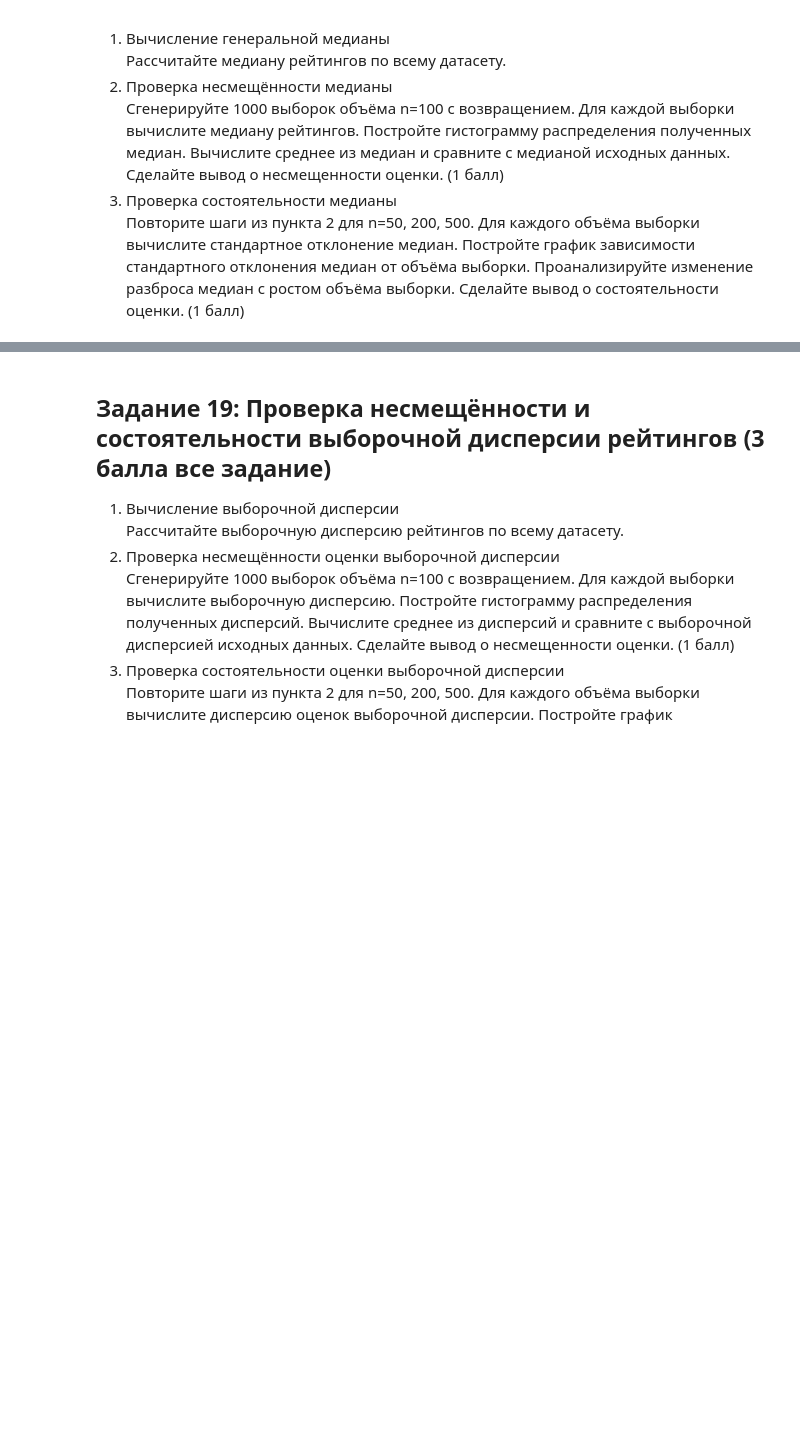
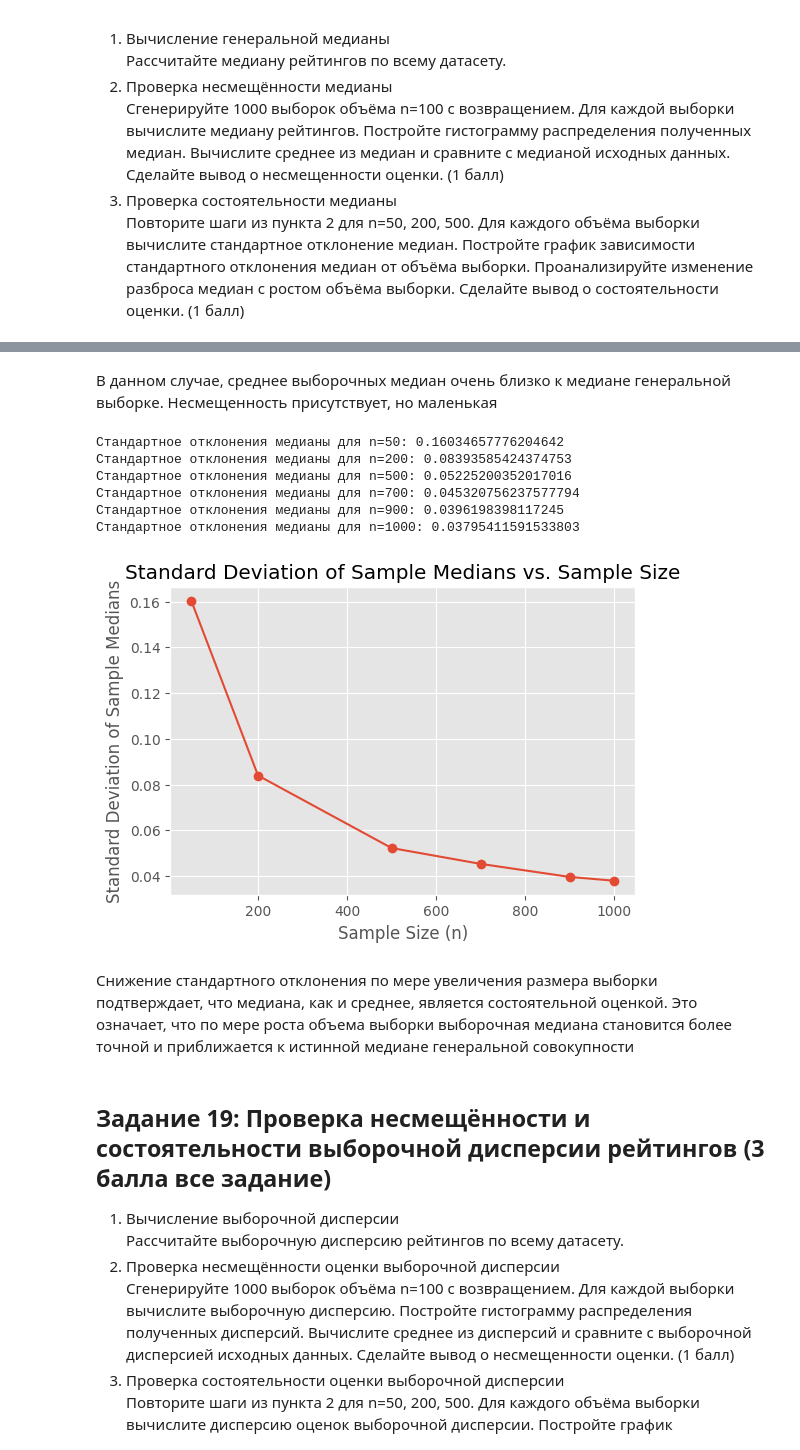
Before and after one commit to Evgenii-Iurin/ITMO, a Jupyter notebook: itmo_math_stat/ITMO_MathStat_HW_1.ipynb, the cells around one changed output, grey strips where cells are left out. Cells and saved outputs as stored; diff of their text form; code cells hidden in the pictures; blank space fills up the shorter version.

```diff
--- a/itmo_math_stat/ITMO_MathStat_HW_1.ipynb
+++ b/itmo_math_stat/ITMO_MathStat_HW_1.ipynb
@@ -936,3 +1048,37 @@ df
+# %% [markdown]
+В данном случае, среднее выборочных медиан очень близко к медиане генеральной выборке. Несмещенность присутствует, но маленькая
+# %%
+sample_sizes = [50, 200, 500, 700, 900, 1000]
+std_devs = []
+
+for n in sample_sizes:
+    sample_medians = []
+    for _ in range(n_samples):
+        sample = np.random.choice(anime['rating'], size=n, replace=True)
+        sample_medians.append(np.median(sample))
+
+    std_dev_of_medians = np.std(sample_medians, ddof=1)
+    std_devs.append(std_dev_of_medians)
+    print(f"Стандартное отклонения медианы для n={n}: {std_dev_of_medians}")
+# %% [output]
+Стандартное отклонения медианы для n=50: 0.16034657776204642
+Стандартное отклонения медианы для n=200: 0.08393585424374753
+Стандартное отклонения медианы для n=500: 0.05225200352017016
+Стандартное отклонения медианы для n=700: 0.045320756237577794
+Стандартное отклонения медианы для n=900: 0.0396198398117245
+Стандартное отклонения медианы для n=1000: 0.03795411591533803
+# %%
+plt.figure(figsize=(6, 4))
+plt.plot(sample_sizes, std_devs, marker='o')
+plt.title('Standard Deviation of Sample Medians vs. Sample Size')
+plt.xlabel('Sample Size (n)')
+plt.ylabel('Standard Deviation of Sample Medians')
+plt.grid(True)
+plt.show()
+# %% [output]
+[figure, added]
+# %% [markdown]
+Снижение стандартного отклонения по мере увеличения размера выборки подтверждает, что медиана, как и среднее, является состоятельной оценкой. Это означает, что по мере роста объема выборки выборочная медиана становится более точной и приближается к истинной медиане генеральной совокупности
 # %% [markdown]
 ## Задание 19: Проверка несмещённости и состоятельности выборочной дисперсии рейтингов (3 балла все задание)
 1. Вычисление выборочной дисперсии \
```
Also changed, not shown: parts of 10 cells of this notebook.
